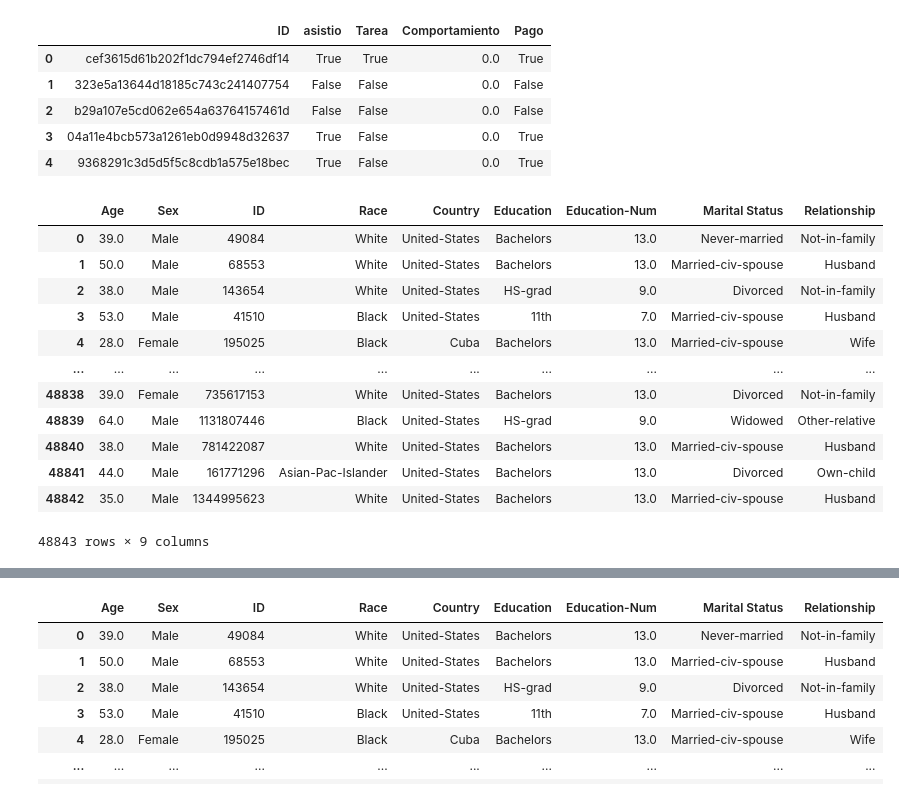
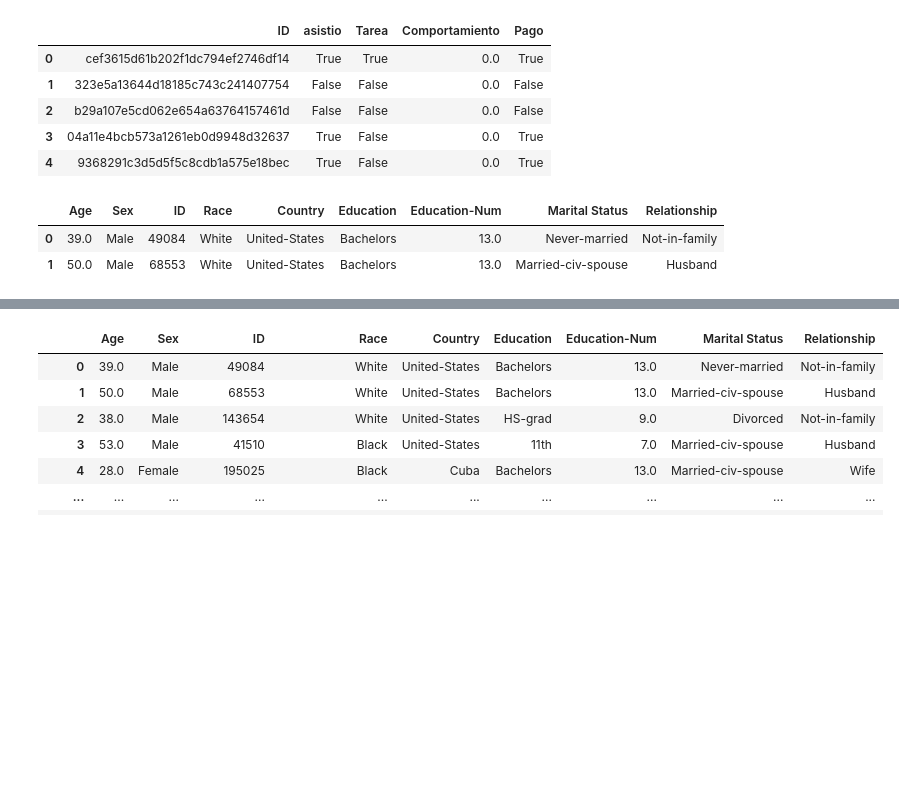
Before and after one commit to anthonypernia/EjerciciosDeTutoriasRealizadas, a Jupyter notebook: data_dquisition/main.ipynb, the cells around one changed output, grey strips where cells are left out. Cells and saved outputs as stored; diff of their text form; code cells hidden in the pictures; blank space fills up the shorter version.

```diff
--- a/data_dquisition/main.ipynb
+++ b/data_dquisition/main.ipynb
@@ -117,18 +117,8 @@ df.head()
 | 4 | 9368291c3d5d5f5c8cdb1a575e18bec | True | False | 0.0 | True |
 # %%
 df = pd.read_csv('./datasets/data.csv', sep='|')
-df
+df.head(2)
 # %% [output]
 |  | Age | Sex | ID | Race | Country | Education | Education-Num | Marital Status | Relationship |
 | 0 | 39.0 | Male | 49084 | White | United-States | Bachelors | 13.0 | Never-married | Not-in-family |
 | 1 | 50.0 | Male | 68553 | White | United-States | Bachelors | 13.0 | Married-civ-spouse | Husband |
-| 2 | 38.0 | Male | 143654 | White | United-States | HS-grad | 9.0 | Divorced | Not-in-family |
-| 3 | 53.0 | Male | 41510 | Black | United-States | 11th | 7.0 | Married-civ-spouse | Husband |
-| 4 | 28.0 | Female | 195025 | Black | Cuba | Bachelors | 13.0 | Married-civ-spouse | Wife |
-| ... | ... | ... | ... | ... | ... | ... | ... | ... | ... |
-| 48838 | 39.0 | Female | 735617153 | White | United-States | Bachelors | 13.0 | Divorced | Not-in-family |
-| 48839 | 64.0 | Male | 1131807446 | Black | United-States | HS-grad | 9.0 | Widowed | Other-relative |
-| 48840 | 38.0 | Male | 781422087 | White | United-States | Bachelors | 13.0 | Married-civ-spouse | Husband |
-| 48841 | 44.0 | Male | 161771296 | Asian-Pac-Islander | United-States | Bachelors | 13.0 | Divorced | Own-child |
-| 48842 | 35.0 | Male | 1344995623 | White | United-States | Bachelors | 13.0 | Married-civ-spouse | Husband |
-48843 rows × 9 columns
```
Also changed, not shown: parts of 2 cells of this notebook.
